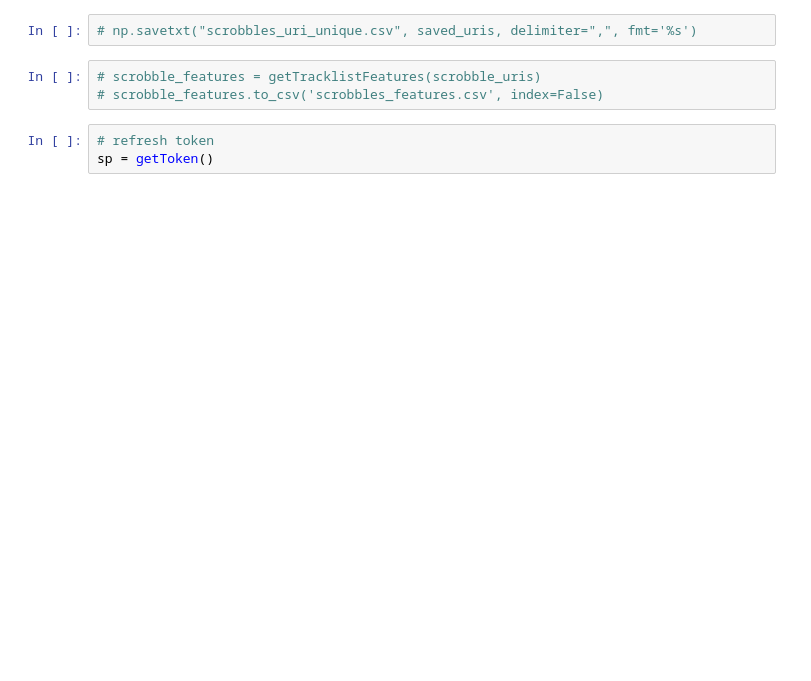
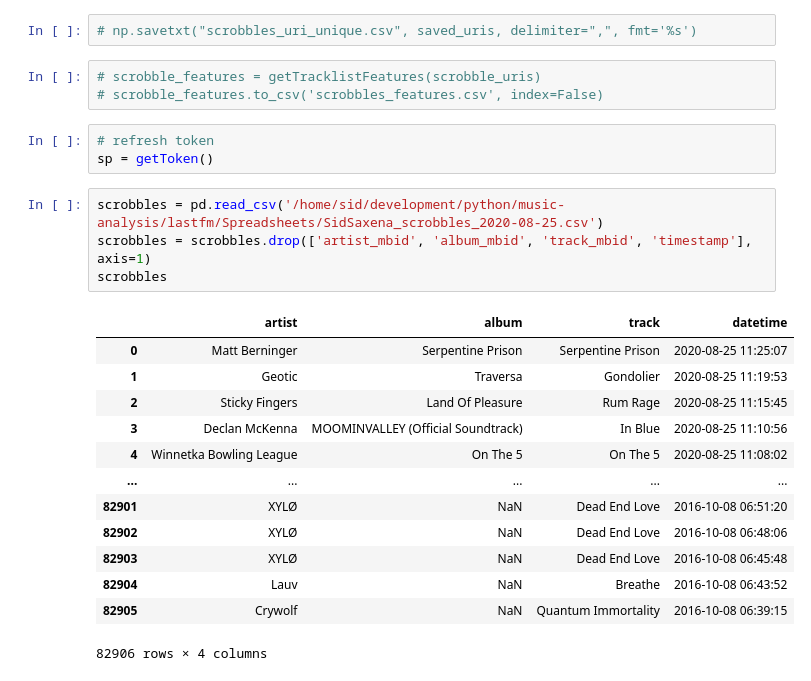
Before and after one commit to SidSaxena/music-analysis, a Jupyter notebook: spotify/spotify_final.ipynb, the cells around one changed output. Cells and saved outputs as stored; diff of their text form; blank space fills up the shorter version.

```diff
--- a/spotify/spotify_final.ipynb
+++ b/spotify/spotify_final.ipynb
@@ -346,3 +344,21 @@ scrobble_uris = list(chain.from_iterable(mylist))
 # %%
 # refresh token
 sp = getToken()
+# %%
+scrobbles = pd.read_csv('/home/sid/development/python/music-analysis/lastfm/Spreadsheets/SidSaxena_scrobbles_2020-08-25.csv')
+scrobbles = scrobbles.drop(['artist_mbid', 'album_mbid', 'track_mbid', 'timestamp'], axis=1)
+scrobbles
+# %% [output]
+|  | artist | album | track | datetime |
+| 0 | Matt Berninger | Serpentine Prison | Serpentine Prison | 2020-08-25 11:25:07 |
+| 1 | Geotic | Traversa | Gondolier | 2020-08-25 11:19:53 |
+| 2 | Sticky Fingers | Land Of Pleasure | Rum Rage | 2020-08-25 11:15:45 |
+| 3 | Declan McKenna | MOOMINVALLEY (Official Soundtrack) | In Blue | 2020-08-25 11:10:56 |
+| 4 | Winnetka Bowling League | On The 5 | On The 5 | 2020-08-25 11:08:02 |
+| ... | ... | ... | ... | ... |
+| 82901 | XYLØ | NaN | Dead End Love | 2016-10-08 06:51:20 |
+| 82902 | XYLØ | NaN | Dead End Love | 2016-10-08 06:48:06 |
+| 82903 | XYLØ | NaN | Dead End Love | 2016-10-08 06:45:48 |
+| 82904 | Lauv | NaN | Breathe | 2016-10-08 06:43:52 |
+| 82905 | Crywolf | NaN | Quantum Immortality | 2016-10-08 06:39:15 |
+82906 rows × 4 columns
```
Also changed, not shown: parts of 7 cells of this notebook.
